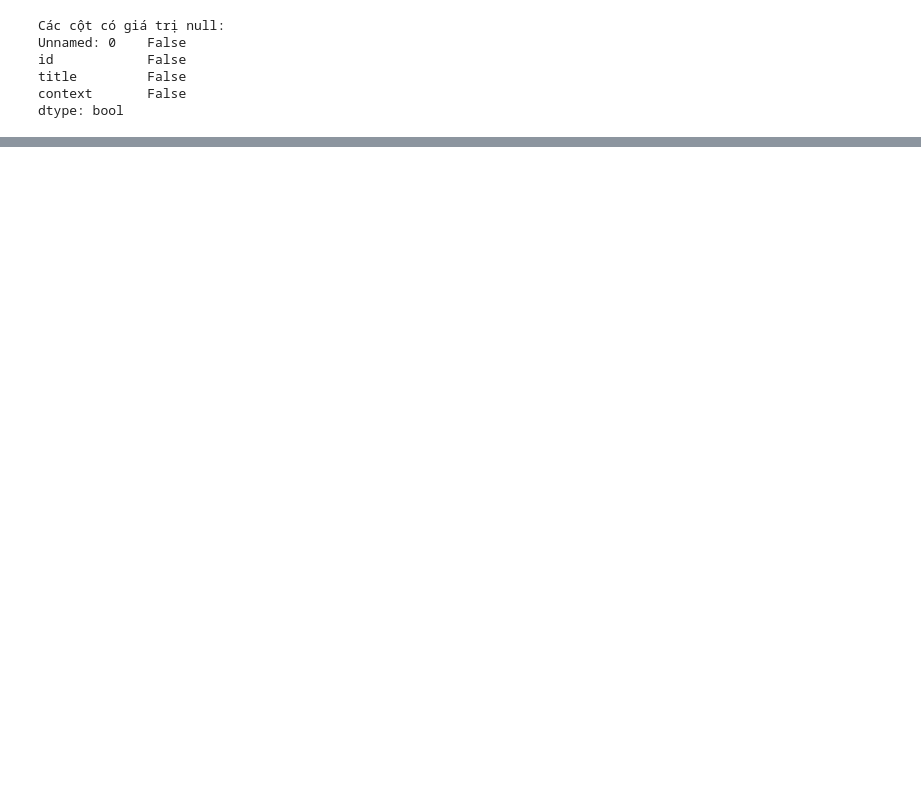
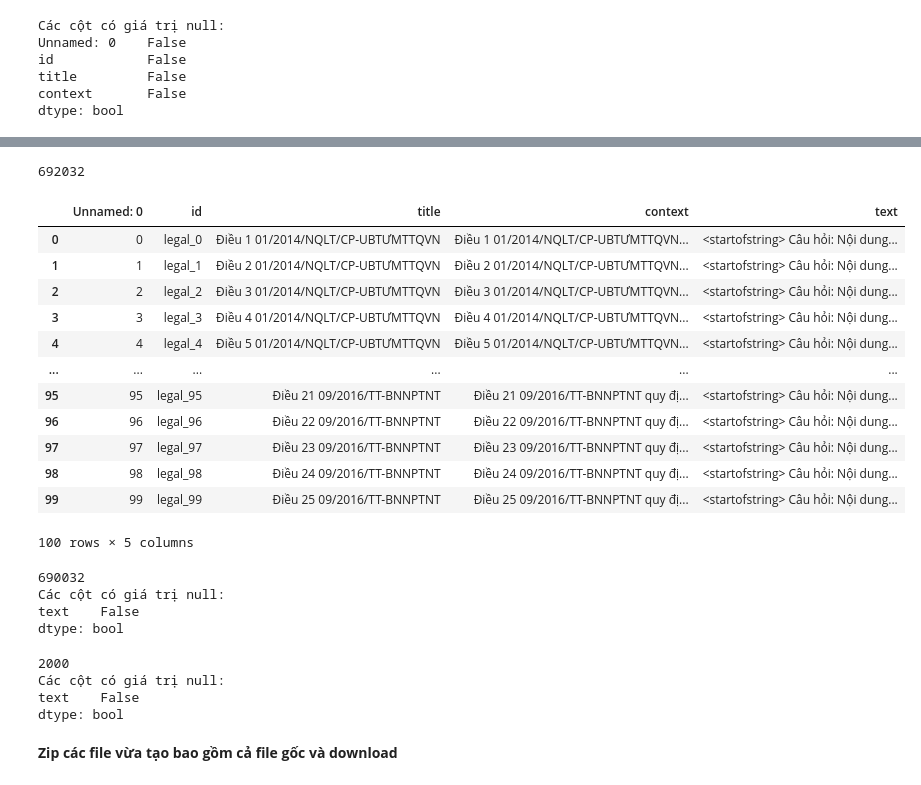
Before and after one commit to bachhoang0606/BARTPho-finetuning, a Jupyter notebook: preprocessing_datasets/preprocess_legal_truncated_corpus.ipynb, the cells around one changed output, grey strips where cells are left out. Drawn from its saved outputs; the diff is of its cells as text; code cells hidden in the pictures; blank space fills up the shorter version.

Commit message:
feature: add project ui and handle preprocess split test and train datasets

```diff
--- a/preprocessing_datasets/preprocess_legal_truncated_corpus.ipynb
+++ b/preprocessing_datasets/preprocess_legal_truncated_corpus.ipynb
@@ -42,0 +39,14 @@ print(len(df))
+# %%
+from datasets import load_dataset
+
+data_file = "/content/legal_truncated_corpus.csv"
+# ds = load_dataset("csv",
+#                   data_files=data_file,
+#                   split="train",
+#                   encoding = "UTF-16",
+#                   # streaming=True
+#                   )
+
+import pandas as pd
+df = pd.read_csv(data_file,
+                 encoding = "UTF-16")
@@ -67,0 +90,3 @@ df_cleaned = df
+# %%
+df_cleaned['text'] = '<startofstring> Câu hỏi: Nội dung của ' + df_cleaned['title'] +' là gì? ### Trả lời: '+ df_cleaned['context'] + ' <endofstring>'
+print(df_cleaned['text'][100])
@@ -139,0 +159,20 @@ preprocess_csv(tokenizer, df_cleaned)
+# %%
+len(df_cleaned)
+# %% [output]
+692032
+# %%
+df_cleaned.head(100)
+# %% [output]
+|  | Unnamed: 0 | id | title | context | text |
+| 0 | 0 | legal_0 | Điều 1 01/2014/NQLT/CP-UBTƯMTTQVN | Điều 1 01/2014/NQLT/CP-UBTƯMTTQVN... | <startofstring> Câu hỏi: Nội dung... |
+| 1 | 1 | legal_1 | Điều 2 01/2014/NQLT/CP-UBTƯMTTQVN | Điều 2 01/2014/NQLT/CP-UBTƯMTTQVN... | <startofstring> Câu hỏi: Nội dung... |
+| 2 | 2 | legal_2 | Điều 3 01/2014/NQLT/CP-UBTƯMTTQVN | Điều 3 01/2014/NQLT/CP-UBTƯMTTQVN... | <startofstring> Câu hỏi: Nội dung... |
+| 3 | 3 | legal_3 | Điều 4 01/2014/NQLT/CP-UBTƯMTTQVN | Điều 4 01/2014/NQLT/CP-UBTƯMTTQVN... | <startofstring> Câu hỏi: Nội dung... |
+| 4 | 4 | legal_4 | Điều 5 01/2014/NQLT/CP-UBTƯMTTQVN | Điều 5 01/2014/NQLT/CP-UBTƯMTTQVN... | <startofstring> Câu hỏi: Nội dung... |
+| ... | ... | ... | ... | ... | ... |
+| 95 | 95 | legal_95 | Điều 21 09/2016/TT-BNNPTNT | Điều 21 09/2016/TT-BNNPTNT quy đị... | <startofstring> Câu hỏi: Nội dung... |
+| 96 | 96 | legal_96 | Điều 22 09/2016/TT-BNNPTNT | Điều 22 09/2016/TT-BNNPTNT quy đị... | <startofstring> Câu hỏi: Nội dung... |
+| 97 | 97 | legal_97 | Điều 23 09/2016/TT-BNNPTNT | Điều 23 09/2016/TT-BNNPTNT quy đị... | <startofstring> Câu hỏi: Nội dung... |
+| 98 | 98 | legal_98 | Điều 24 09/2016/TT-BNNPTNT | Điều 24 09/2016/TT-BNNPTNT quy đị... | <startofstring> Câu hỏi: Nội dung... |
+| 99 | 99 | legal_99 | Điều 25 09/2016/TT-BNNPTNT | Điều 25 09/2016/TT-BNNPTNT quy đị... | <startofstring> Câu hỏi: Nội dung... |
+100 rows × 5 columns
@@ -139,0 +193,22 @@ preprocess_csv(tokenizer, df_cleaned)
+# %%
+print(len(train_data))
+# Kiểm tra giá trị null trong DataFrame
+null_values = train_data.isnull().any()
+print('Các cột có giá trị null:')
+print(null_values)
+# %% [output]
+690032
+Các cột có giá trị null:
+text    False
+dtype: bool
+# %%
+print(len(test_data))
+# Kiểm tra giá trị null trong DataFrame
+null_values = test_data.isnull().any()
+print('Các cột có giá trị null:')
+print(null_values)
+# %% [output]
+2000
+Các cột có giá trị null:
+text    False
+dtype: bool
@@ -139,0 +218,2 @@ preprocess_csv(tokenizer, df_cleaned)
+# %% [markdown]
+**Zip các file vừa tạo bao gồm cả file gốc và download**
```
Also changed, not shown: parts of 32 cells of this notebook, 19 other files.
